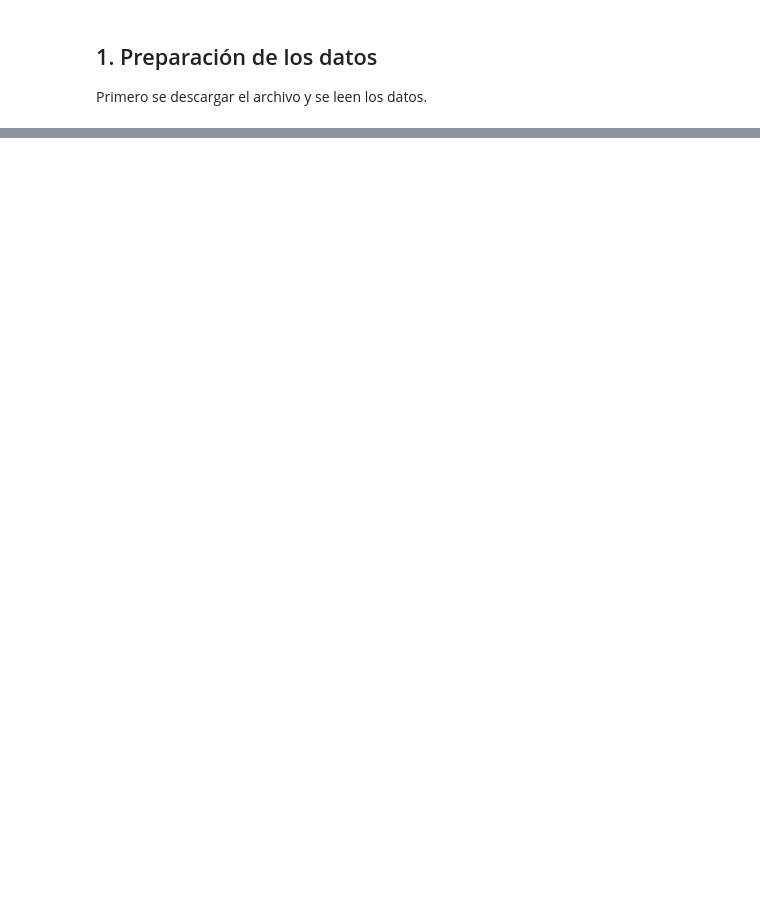
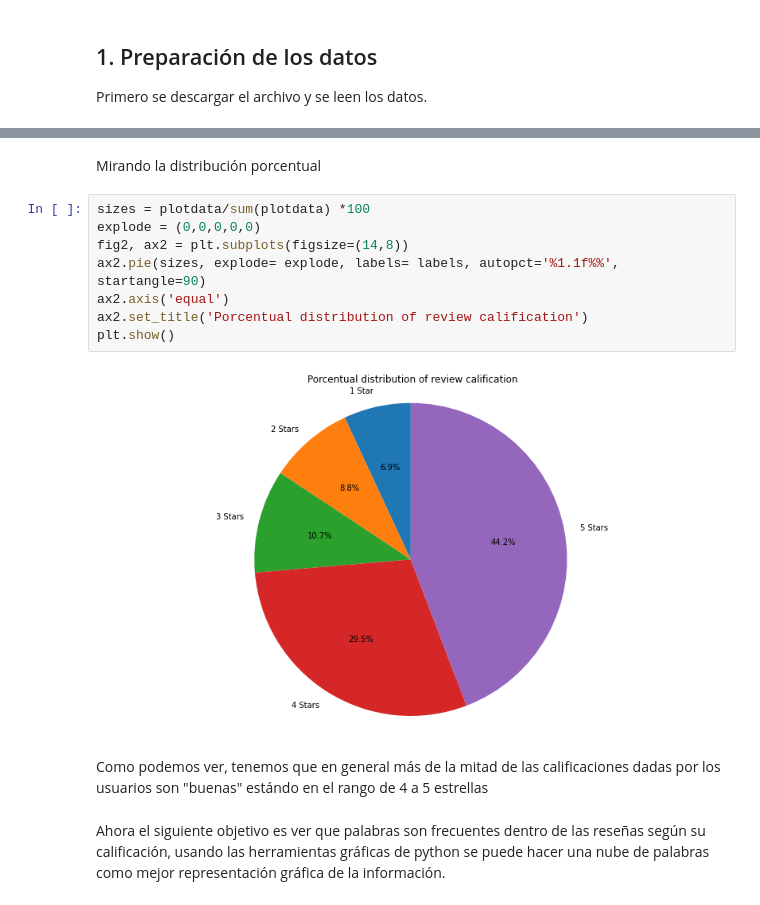
Before and after one commit to jsmontoyaco/Sistemas-Inteligentes-Proyecto-Final, a Jupyter notebook: TripAdvisor Neuronal Network.ipynb, the cells around one changed output, grey strips where cells are left out. Drawn from its saved outputs; the diff is of its cells as text; blank space fills up the shorter version.

```diff
--- a/TripAdvisor Neuronal Network.ipynb
+++ b/TripAdvisor Neuronal Network.ipynb
@@ -47,0 +94,16 @@ with open("tripadvisor_hotel_reviews.csv", mode="r", encoding='utf-8', errors='i
+# %% [markdown]
+Mirando la distribución porcentual
+# %%
+sizes = plotdata/sum(plotdata) *100
+explode = (0,0,0,0,0)
+fig2, ax2 = plt.subplots(figsize=(14,8))
+ax2.pie(sizes, explode= explode, labels= labels, autopct='%1.1f%%', startangle=90)
+ax2.axis('equal')
+ax2.set_title('Porcentual distribution of review calification')
+plt.show()
+# %% [output]
+[figure, added]
+# %% [markdown]
+Como podemos ver, tenemos que en general más de la mitad de las calificaciones dadas por los usuarios son "buenas" estándo en el rango de 4 a 5 estrellas
+# %% [markdown]
+Ahora el siguiente objetivo es ver que palabras son frecuentes dentro de las reseñas según su calificación, usando las herramientas gráficas de python se puede hacer una nube de palabras como mejor representación gráfica de la información.
```
Also changed, not shown: parts of 26 cells of this notebook.
